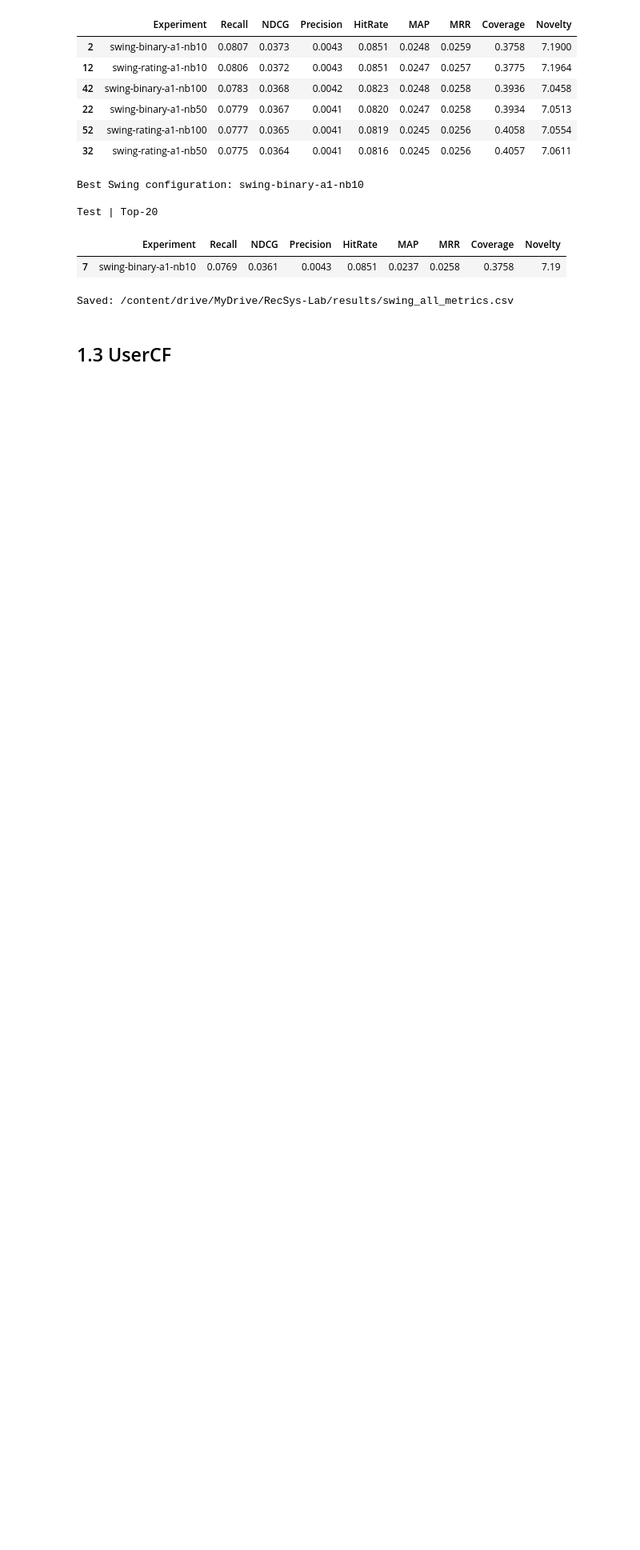
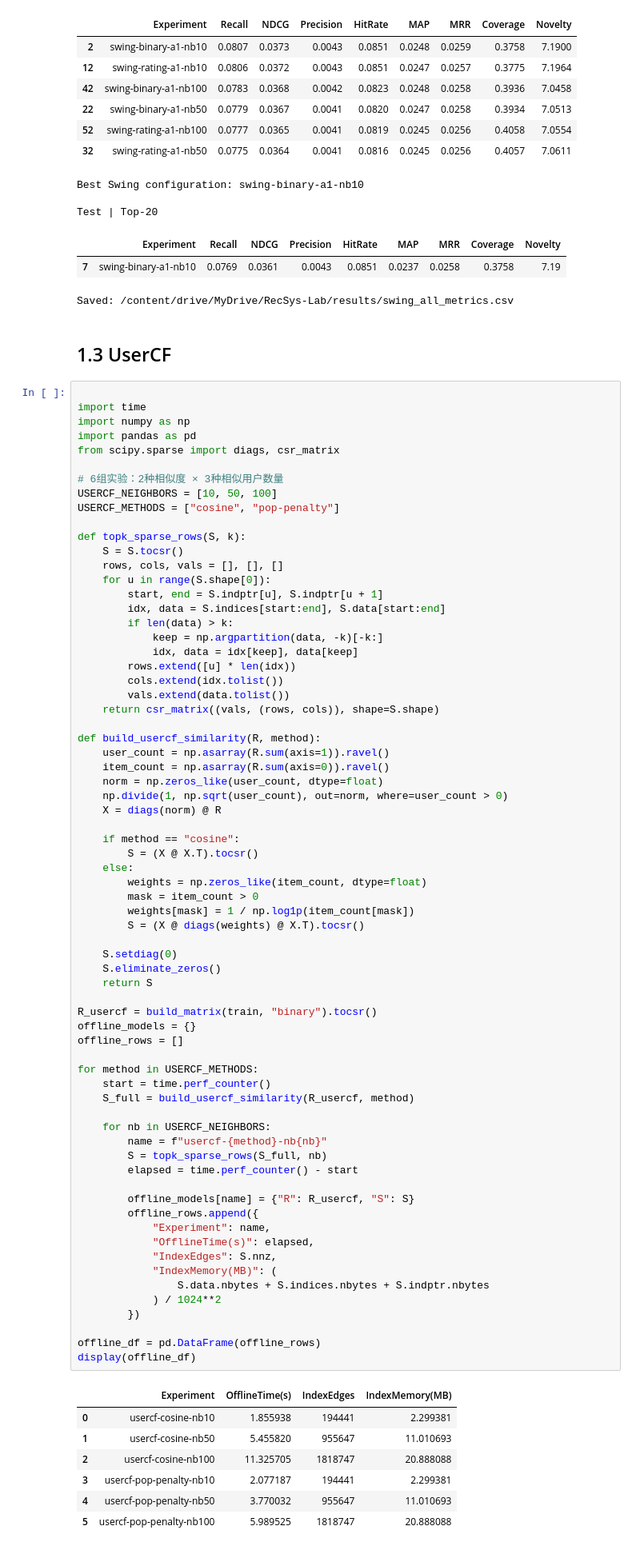
Before and after one commit to lixiang0618/RecSys-Lab, a Jupyter notebook: notebook/recsys_baseline.ipynb, the cells around one changed output. Shown at 80% size. Saved outputs shown, nothing was run; the diff lists cells and outputs as text; blank space fills up the shorter version.

```diff
--- a/notebook/recsys_baseline.ipynb
+++ b/notebook/recsys_baseline.ipynb
@@ -719,3 +719,80 @@ Test | Top-20
 Saved: /content/drive/MyDrive/RecSys-Lab/results/swing_all_metrics.csv
 # %% [markdown]
 ## 1.3 UserCF
+# %%
+
+import time
+import numpy as np
+import pandas as pd
+from scipy.sparse import diags, csr_matrix
+
+# 6组实验：2种相似度 × 3种相似用户数量
+USERCF_NEIGHBORS = [10, 50, 100]
+USERCF_METHODS = ["cosine", "pop-penalty"]
+
+def topk_sparse_rows(S, k):
+    S = S.tocsr()
+    rows, cols, vals = [], [], []
+    for u in range(S.shape[0]):
+        start, end = S.indptr[u], S.indptr[u + 1]
+        idx, data = S.indices[start:end], S.data[start:end]
+        if len(data) > k:
+            keep = np.argpartition(data, -k)[-k:]
+            idx, data = idx[keep], data[keep]
+        rows.extend([u] * len(idx))
+        cols.extend(idx.tolist())
+        vals.extend(data.tolist())
+    return csr_matrix((vals, (rows, cols)), shape=S.shape)
+
+def build_usercf_similarity(R, method):
+    user_count = np.asarray(R.sum(axis=1)).ravel()
+    item_count = np.asarray(R.sum(axis=0)).ravel()
+    norm = np.zeros_like(user_count, dtype=float)
+    np.divide(1, np.sqrt(user_count), out=norm, where=user_count > 0)
+    X = diags(norm) @ R
+
+    if method == "cosine":
+        S = (X @ X.T).tocsr()
+    else:
+        weights = np.zeros_like(item_count, dtype=float)
+        mask = item_count > 0
+        weights[mask] = 1 / np.log1p(item_count[mask])
+        S = (X @ diags(weights) @ X.T).tocsr()
+
+    S.setdiag(0)
+    S.eliminate_zeros()
+    return S
+
+R_usercf = build_matrix(train, "binary").tocsr()
+offline_models = {}
+offline_rows = []
+
+for method in USERCF_METHODS:
+    start = time.perf_counter()
+    S_full = build_usercf_similarity(R_usercf, method)
+
+    for nb in USERCF_NEIGHBORS:
+        name = f"usercf-{method}-nb{nb}"
+        S = topk_sparse_rows(S_full, nb)
+        elapsed = time.perf_counter() - start
+
+        offline_models[name] = {"R": R_usercf, "S": S}
+        offline_rows.append({
+            "Experiment": name,
+            "OfflineTime(s)": elapsed,
+            "IndexEdges": S.nnz,
+            "IndexMemory(MB)": (
+                S.data.nbytes + S.indices.nbytes + S.indptr.nbytes
+            ) / 1024**2
+        })
+
+offline_df = pd.DataFrame(offline_rows)
+display(offline_df)
+# %% [output]
+|  | Experiment | OfflineTime(s) | IndexEdges | IndexMemory(MB) |
+| 0 | usercf-cosine-nb10 | 1.855938 | 194441 | 2.299381 |
+| 1 | usercf-cosine-nb50 | 5.455820 | 955647 | 11.010693 |
+| 2 | usercf-cosine-nb100 | 11.325705 | 1818747 | 20.888088 |
+| 3 | usercf-pop-penalty-nb10 | 2.077187 | 194441 | 2.299381 |
+| 4 | usercf-pop-penalty-nb50 | 3.770032 | 955647 | 11.010693 |
+| 5 | usercf-pop-penalty-nb100 | 5.989525 | 1818747 | 20.888088 |
```
Also changed, not shown: parts of 7 cells of this notebook.
